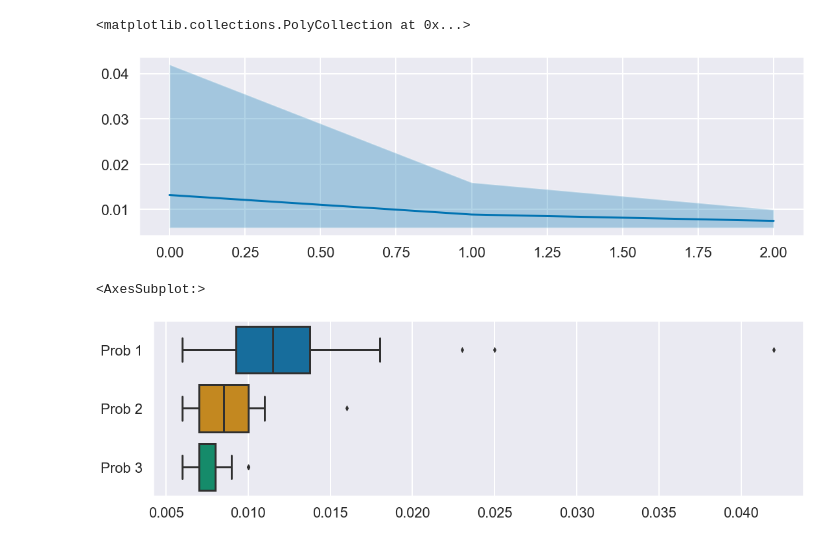
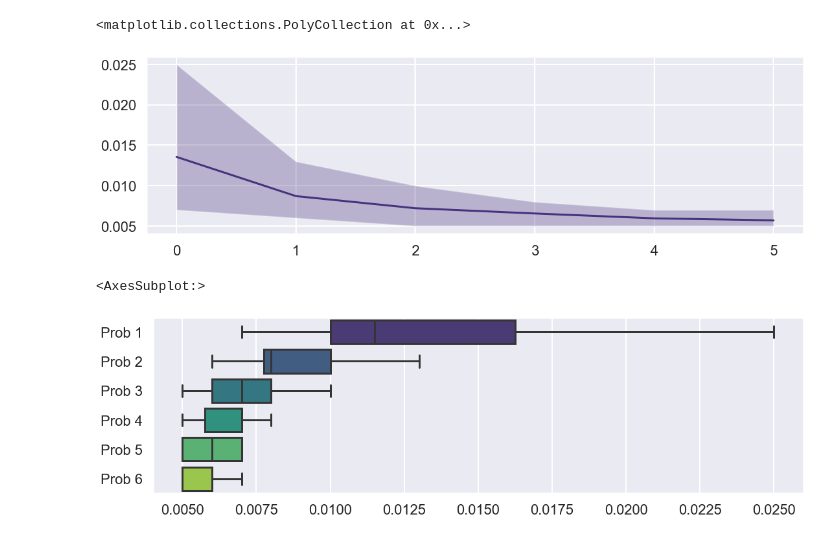
Before and after one commit to GabrielBG0/Mineracao-Repositorios, a Jupyter notebook: final.ipynb, the cells around one changed output. Saved outputs shown, nothing was run; the diff lists cells and outputs as text; code cells hidden in the pictures.

```diff
--- a/final.ipynb
+++ b/final.ipynb
@@ -65,7 +56,7 @@ pr.describe()
 import seaborn as sns
 import matplotlib.pyplot as plt
 sns.set_context('poster')
-sns.set_palette('colorblind')
+sns.set_palette('viridis')
 sns.set_style('darkgrid')
 # %%
 issuesC = issues.query('topic >= 0').groupby(
@@ -131,20 +115,23 @@ topics.describe()
 # %%
 mean = [topics['Prob 1'].mean(), topics['Prob 2'].mean(),
-        topics['Prob 3'].mean()]
+        topics['Prob 3'].mean(), topics['Prob 4'].mean(), topics['Prob 5'].mean(),
+        topics['Prob 6'].mean()]
 min = [topics['Prob 1'].min(), topics['Prob 2'].min(),
-       topics['Prob 3'].min()]
+       topics['Prob 3'].min(), topics['Prob 4'].min(), topics['Prob 5'].min(),
+       topics['Prob 6'].min()]
 max = [topics['Prob 1'].max(), topics['Prob 2'].max(),
-       topics['Prob 3'].max()]
+       topics['Prob 3'].max(), topics['Prob 4'].max(), topics['Prob 5'].max(),
+       topics['Prob 6'].max()]
 # %%
 plt.figure(figsize=(18, 5))
 ax = sns.lineplot(data=mean)
-ax.fill_between(range(3), min, max, alpha=0.3)
+ax.fill_between(range(6), min, max, alpha=0.3)
 # %% [output]
 <matplotlib.collections.PolyCollection at 0x...>
-[figure, old version]
+[figure, new version]
 # %%
 plt.figure(figsize=(18, 5))
 sns.boxplot(data=topics, orient='h')
 # %% [output]
 <AxesSubplot:>
-[figure, old version]
+[figure, new version]
```
Also changed, not shown: parts of 13 cells of this notebook, 1 other file.
